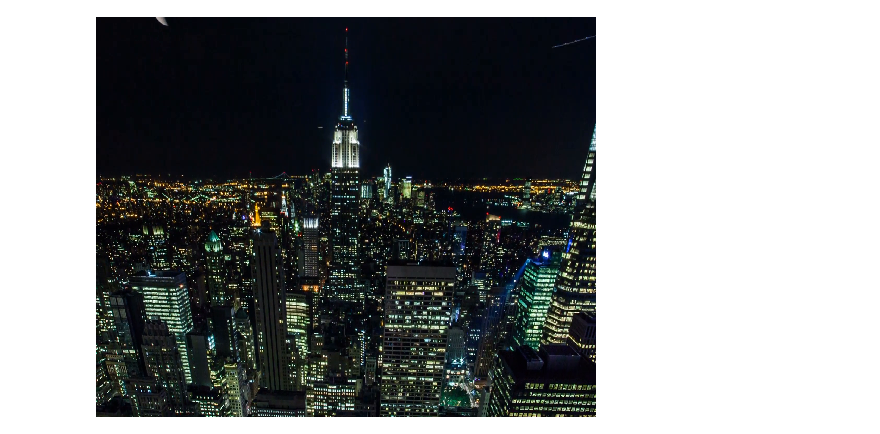
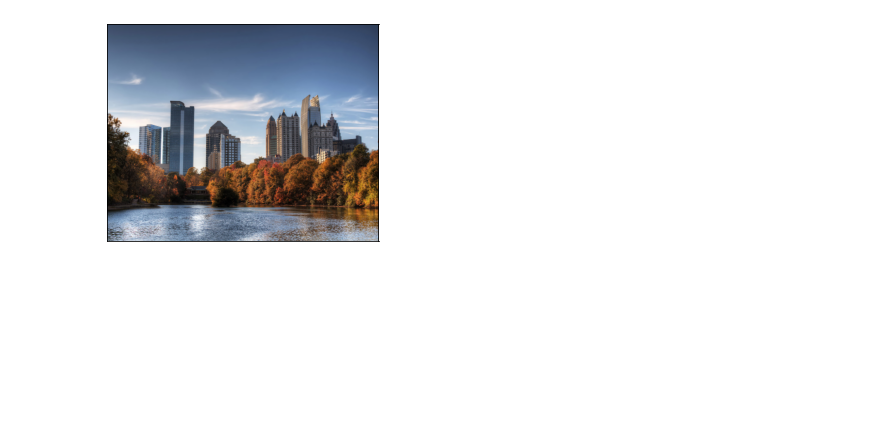
Before and after one commit to Kautenja/a-neural-algorithm-of-artistic-style, a Jupyter notebook: photo-realistic-style-transfer.ipynb, the cells around one changed output. Drawn from its saved outputs; the diff is of its cells as text; code cells hidden in the pictures; blank space fills up the shorter version.

```diff
--- a/photo-realistic-style-transfer.ipynb
+++ b/photo-realistic-style-transfer.ipynb
@@ -26,7 +14,8 @@ load_image(content_path, image_size)
-# %%
-# the location of the base style image
-style_path = 'img/content/new-york.png'
-# load and view the image with its dimensions
-load_image(style_path, image_size)
-# %% [output]
-[figure, removed]
+# %%
+content = io.imread('img/content/piedmont-park.jpg')
+content = T.resize(content, (400, 500), preserve_range=True).astype('uint8')
+ax = plt.imshow(content)
+ax.axes.xaxis.set_major_locator(plt.NullLocator())
+ax.axes.yaxis.set_major_locator(plt.NullLocator())
+# %% [output]
+[figure, added]
```
Also changed, not shown: parts of 7 cells of this notebook.
